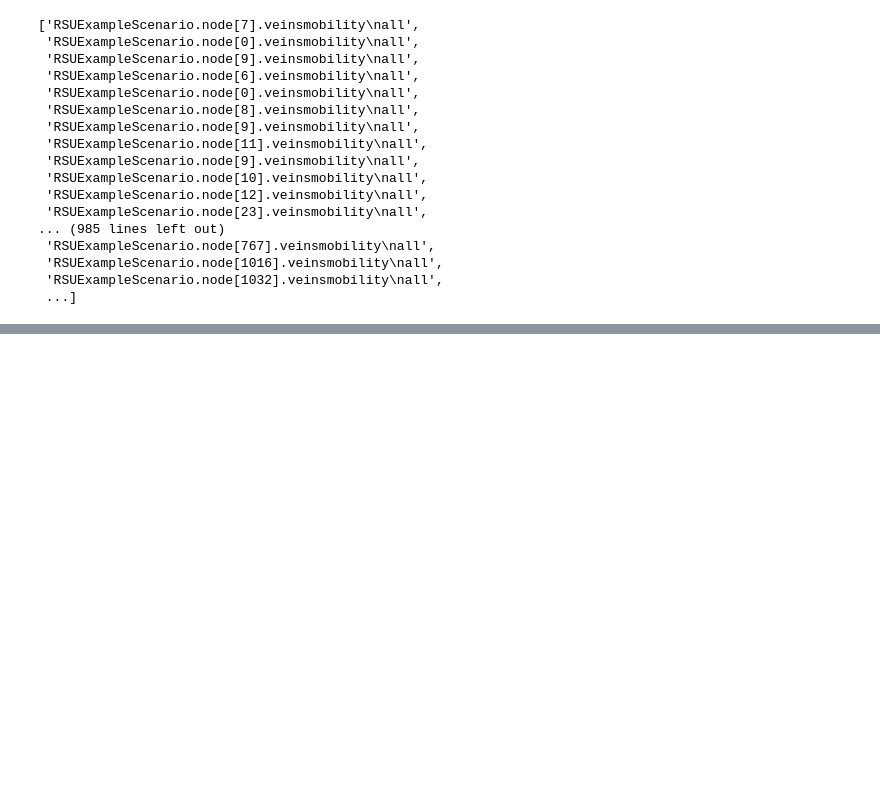
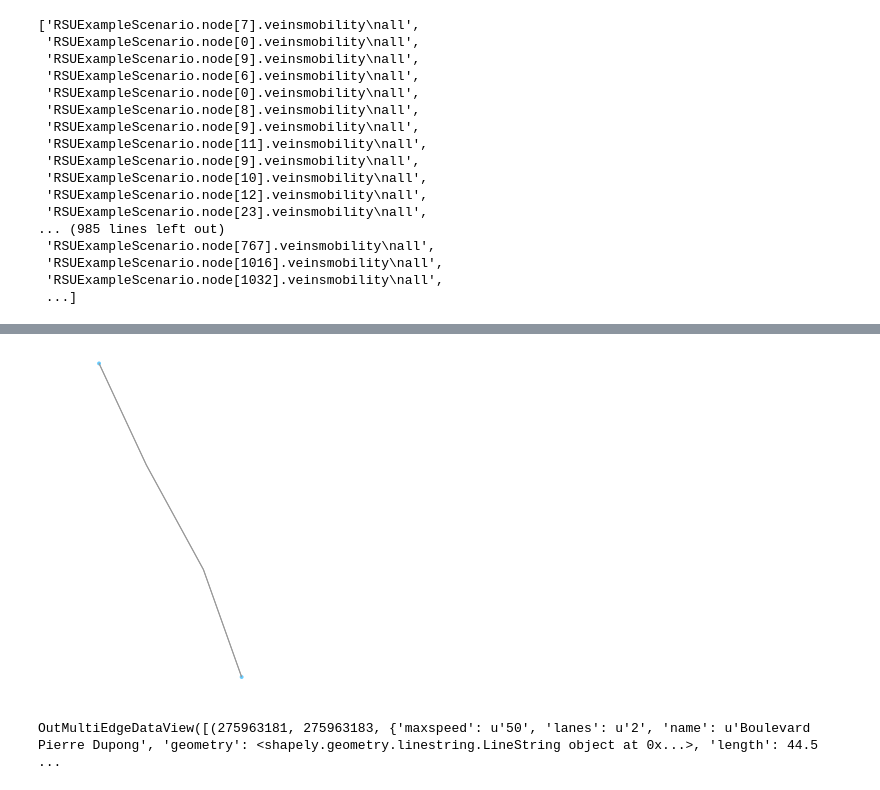
Before and after one commit to anuj-dimri25/Random-Delay-and-Indirections, a Jupyter notebook: luxembourg_simulation_data.ipynb, the cells around one changed output, grey strips where cells are left out. Drawn from its saved outputs; the diff is of its cells as text; code cells hidden in the pictures; blank space fills up the shorter version.

```diff
--- a/luxembourg_simulation_data.ipynb
+++ b/luxembourg_simulation_data.ipynb
@@ -82,0 +116,9 @@ print(counter)
+# %%
+# upload3
+location=(49.6009,6.11451)
+G2 = ox.graph_from_point(location, distance=50, distance_type='network', network_type='drive')
+fig, ax = ox.plot_graph(G2)
+G2.edges(data=True)
+# %% [output]
+[figure, added]
+OutMultiEdgeDataView([(275963181, 275963183, {'maxspeed': u'50', 'lanes': u'2', 'name': u'Boulevard Pierre Dupong', 'geometry': <shapely.geometry.linestring.LineString object at 0x...>, 'length': 44.5 ...
```
Also changed, not shown: parts of 28 cells of this notebook.
